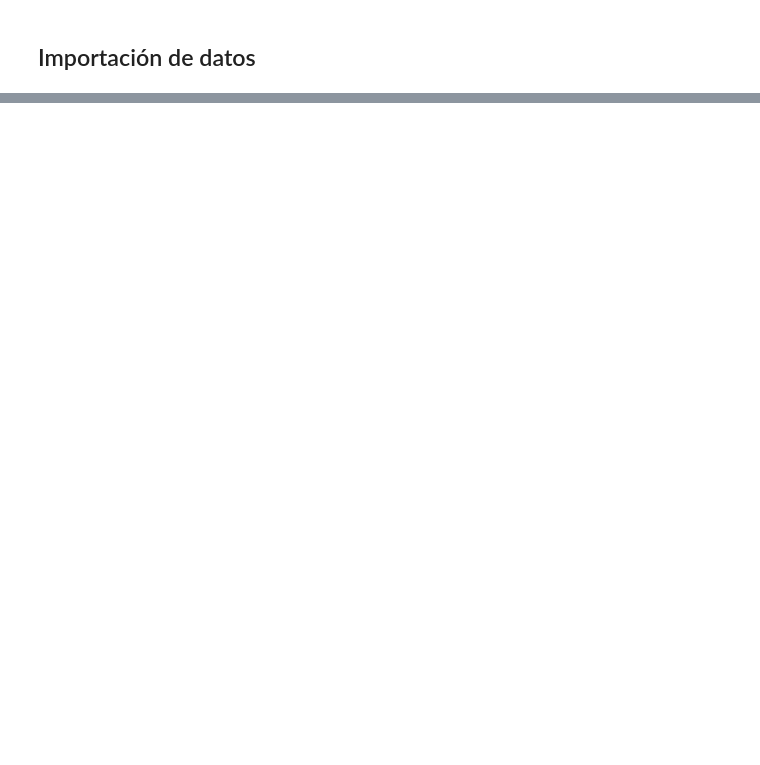
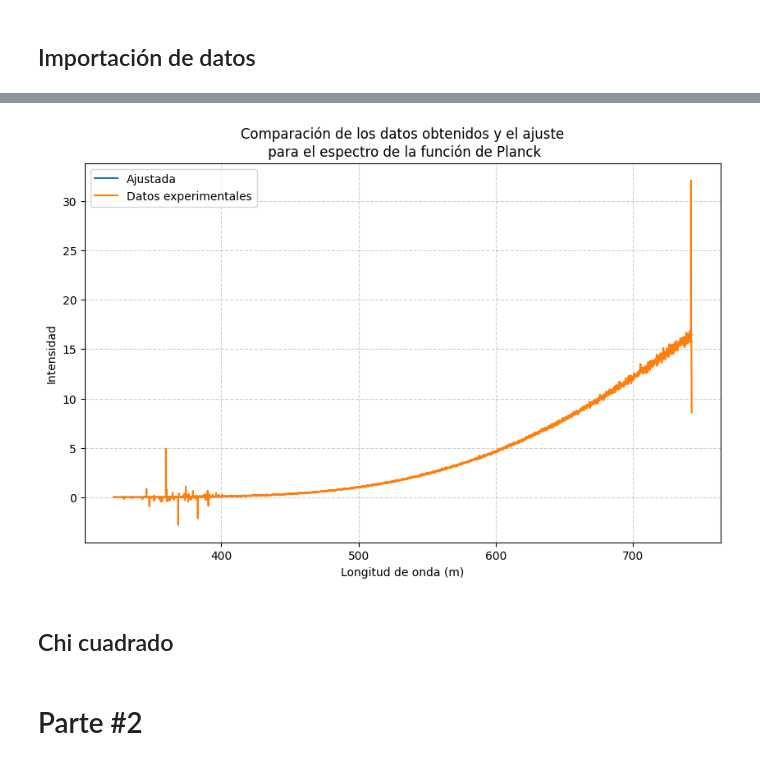
Before and after one commit to Jesus-Gamboa/Experimental_IV, a Jupyter notebook: Espectroscopía/Notebook.ipynb, the cells around one changed output, grey strips where cells are left out. Saved outputs shown, nothing was run; the diff lists cells and outputs as text; code cells hidden in the pictures; blank space fills up the shorter version.

Commit message:
Avance en el notebook de espectrometría

```diff
--- a/Espectroscopía/Notebook.ipynb
+++ b/Espectroscopía/Notebook.ipynb
@@ -35,0 +37,40 @@ plt.show
+# %%
+#función exponencial que será usada para el ajuste
+
+def fL (l, a,b):
+    '''Esta función realiza un ajuste a la potencia
+    por unidad de area para el espectro de irradiancia
+
+    Parámetros:
+    a : parámetro de ajuste
+    b : parámetro de ajuste
+    l: longitud de onda, variable independiente
+
+    Salidas:
+    funcion del espectro de irradiancia en función de la
+    longitud de onda.
+    '''
+
+    return a * 1/(l**5 *(np.exp(b/l)-1))
+# %%
+par, cov = curve_fit(fL, L, I)
+# %%
+a = par[0]
+b = par[1]
+plt.figure(figsize = (10,6))
+plt.title("Comparación de los datos obtenidos y el ajuste\n para " \
+"el espectro de la función de Planck")
+plt.plot(L, fL(L,a,b)*1e9, label = 'Ajustada')
+plt.plot(L, I*1e9, label = 'Datos experimentales')
+plt.legend()
+plt.xlabel("Longitud de onda (m)")
+plt.ylabel("Intensidad")
+plt.savefig('Articulo\Imagenes\Ajuste_de_ley_de_planck.png')
+plt.grid(alpha = 0.6, linestyle = '--')
+plt.show()
+# %% [output]
+[figure, added]
+# %% [markdown]
+## Chi cuadrado
+# %% [markdown]
+# Parte #2
```
Also changed, not shown: parts of 3 cells of this notebook, 1 other file.
